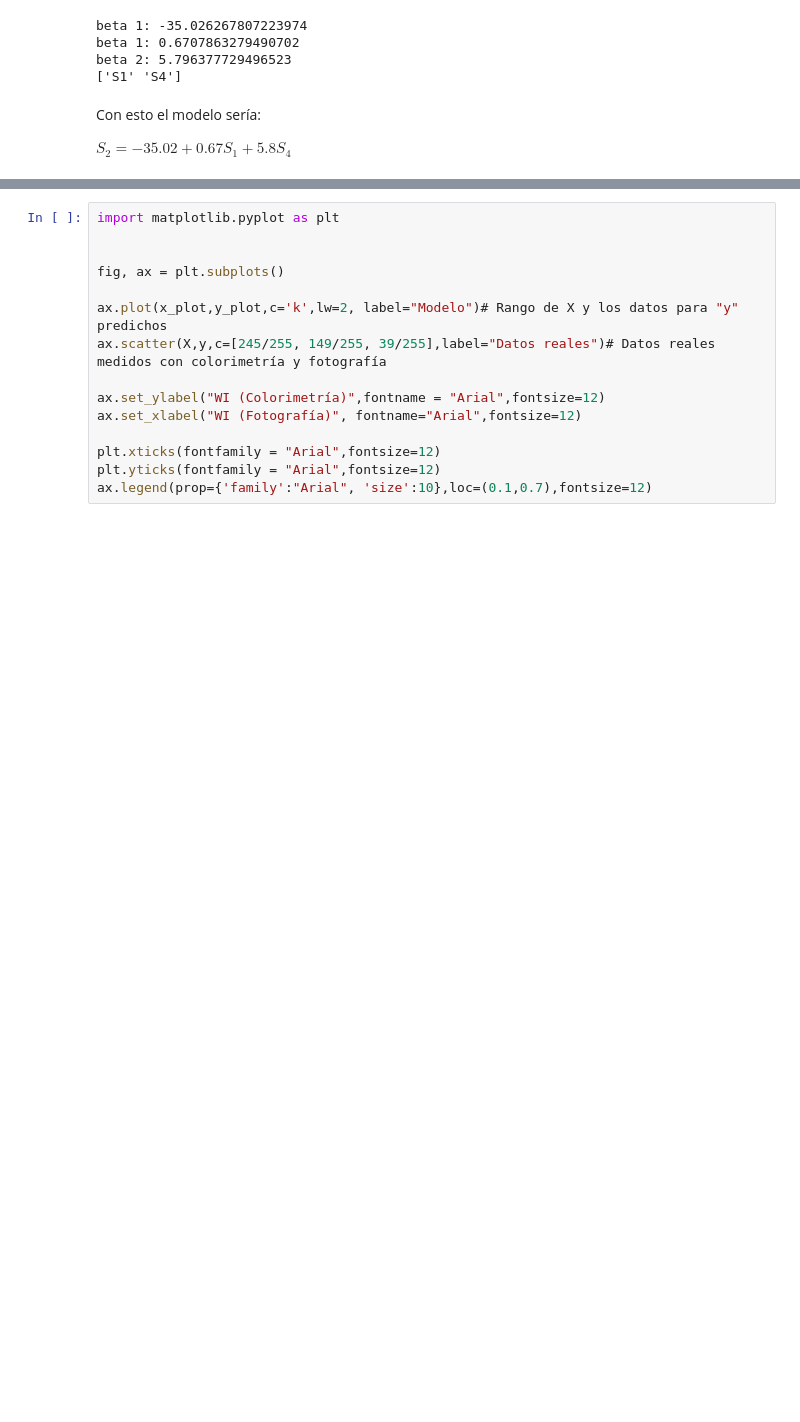
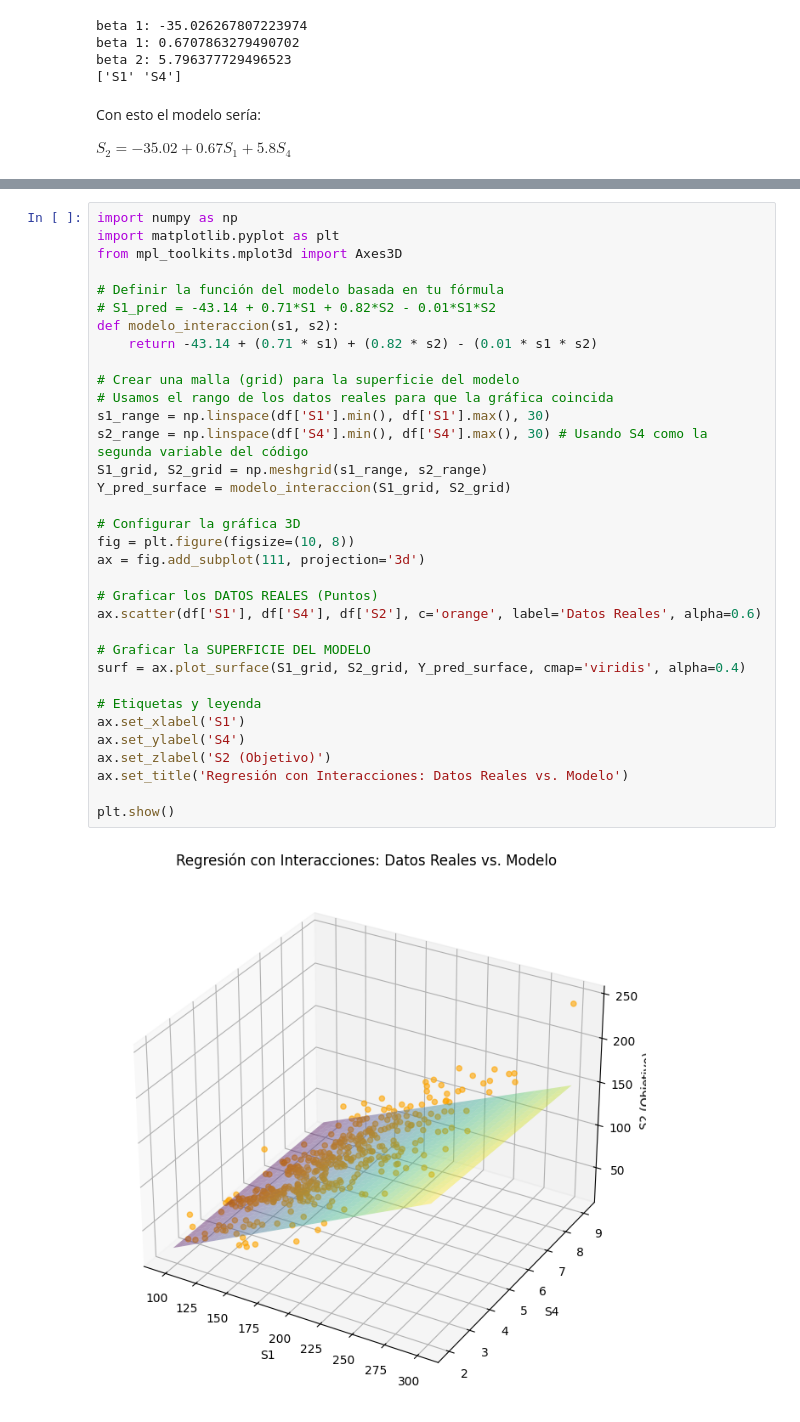
Before and after one commit to Rocafuerte330/Clase-11---Actividad-Maching-learning, a Jupyter notebook: Actividad.ipynb, the cells around one changed output, grey strips where cells are left out. Drawn from its saved outputs; the diff is of its cells as text; blank space fills up the shorter version.

Commit message:
Grafica de Modelo con Interacciones

```diff
--- a/Actividad.ipynb
+++ b/Actividad.ipynb
@@ -283,15 +302,36 @@ print(features)
 # %%
+import numpy as np
 import matplotlib.pyplot as plt
+from mpl_toolkits.mplot3d import Axes3D
 
+# Definir la función del modelo basada en tu fórmula
+# S1_pred = -43.14 + 0.71*S1 + 0.82*S2 - 0.01*S1*S2
+def modelo_interaccion(s1, s2):
+    return -43.14 + (0.71 * s1) + (0.82 * s2) - (0.01 * s1 * s2)
 
-fig, ax = plt.subplots()
+# Crear una malla (grid) para la superficie del modelo
+# Usamos el rango de los datos reales para que la gráfica coincida
+s1_range = np.linspace(df['S1'].min(), df['S1'].max(), 30)
+s2_range = np.linspace(df['S4'].min(), df['S4'].max(), 30) # Usando S4 como la segunda variable del código
+S1_grid, S2_grid = np.meshgrid(s1_range, s2_range)
+Y_pred_surface = modelo_interaccion(S1_grid, S2_grid)
 
-ax.plot(x_plot,y_plot,c='k',lw=2, label="Modelo")# Rango de X y los datos para "y" predichos
-ax.scatter(X,y,c=[245/255, 149/255, 39/255],label="Datos reales")# Datos reales medidos con colorimetría y fotografía
+# Configurar la gráfica 3D
+fig = plt.figure(figsize=(10, 8))
+ax = fig.add_subplot(111, projection='3d')
 
-ax.set_ylabel("WI (Colorimetría)",fontname = "Arial",fontsize=12)
-ax.set_xlabel("WI (Fotografía)", fontname="Arial",fontsize=12)
+# Graficar los DATOS REALES (Puntos)
+ax.scatter(df['S1'], df['S4'], df['S2'], c='orange', label='Datos Reales', alpha=0.6)
 
-plt.xticks(fontfamily = "Arial",fontsize=12)
-plt.yticks(fontfamily = "Arial",fontsize=12)
-ax.legend(prop={'family':"Arial", 'size':10},loc=(0.1,0.7),fontsize=12)
+# Graficar la SUPERFICIE DEL MODELO
+surf = ax.plot_surface(S1_grid, S2_grid, Y_pred_surface, cmap='viridis', alpha=0.4)
+
+# Etiquetas y leyenda
+ax.set_xlabel('S1')
+ax.set_ylabel('S4')
+ax.set_zlabel('S2 (Objetivo)')
+ax.set_title('Regresión con Interacciones: Datos Reales vs. Modelo')
+
+plt.show()
+# %% [output]
+[figure, added]
```
Also changed, not shown: parts of 6 cells of this notebook.
